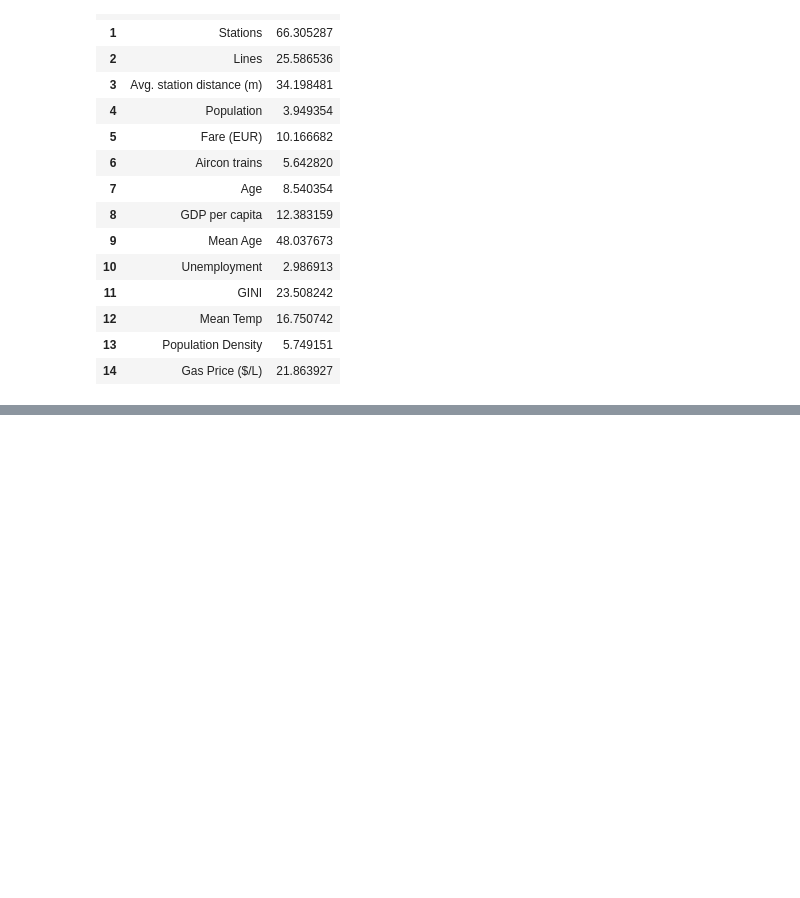
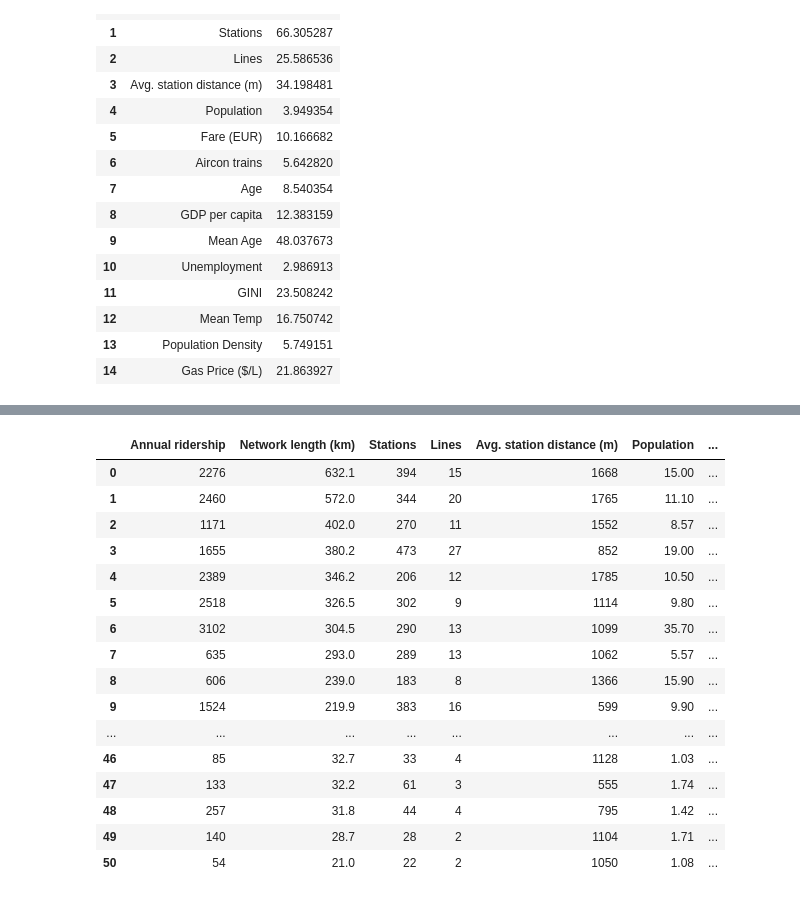
Before and after one commit to danagajewski/EconomicsCapstonData, a Jupyter notebook: CreatingVisuals.ipynb, the cells around one changed output, grey strips where cells are left out. Saved outputs shown, nothing was run; the diff lists cells and outputs as text; code cells hidden in the pictures; blank space fills up the shorter version.

```diff
--- a/CreatingVisuals.ipynb
+++ b/CreatingVisuals.ipynb
@@ -118,0 +153,20 @@ vif
+# %%
+metro_df.iloc[:,2:]
+# %% [output]
+|  | Annual ridership | Network length (km) | Stations | Lines | Avg. station distance (m) | Population | ... |
+| 0 | 2276 | 632.1 | 394 | 15 | 1668 | 15.00 | ... |
+| 1 | 2460 | 572.0 | 344 | 20 | 1765 | 11.10 | ... |
+| 2 | 1171 | 402.0 | 270 | 11 | 1552 | 8.57 | ... |
+| 3 | 1655 | 380.2 | 473 | 27 | 852 | 19.00 | ... |
+| 4 | 2389 | 346.2 | 206 | 12 | 1785 | 10.50 | ... |
+| 5 | 2518 | 326.5 | 302 | 9 | 1114 | 9.80 | ... |
+| 6 | 3102 | 304.5 | 290 | 13 | 1099 | 35.70 | ... |
+| 7 | 635 | 293.0 | 289 | 13 | 1062 | 5.57 | ... |
+| 8 | 606 | 239.0 | 183 | 8 | 1366 | 15.90 | ... |
+| 9 | 1524 | 219.9 | 383 | 16 | 599 | 9.90 | ... |
+| ... | ... | ... | ... | ... | ... | ... | ... |
+| 46 | 85 | 32.7 | 33 | 4 | 1128 | 1.03 | ... |
+| 47 | 133 | 32.2 | 61 | 3 | 555 | 1.74 | ... |
+| 48 | 257 | 31.8 | 44 | 4 | 795 | 1.42 | ... |
+| 49 | 140 | 28.7 | 28 | 2 | 1104 | 1.71 | ... |
+| 50 | 54 | 21.0 | 22 | 2 | 1050 | 1.08 | ... |
```
Also changed, not shown: parts of 4 cells of this notebook, 5 other files.
